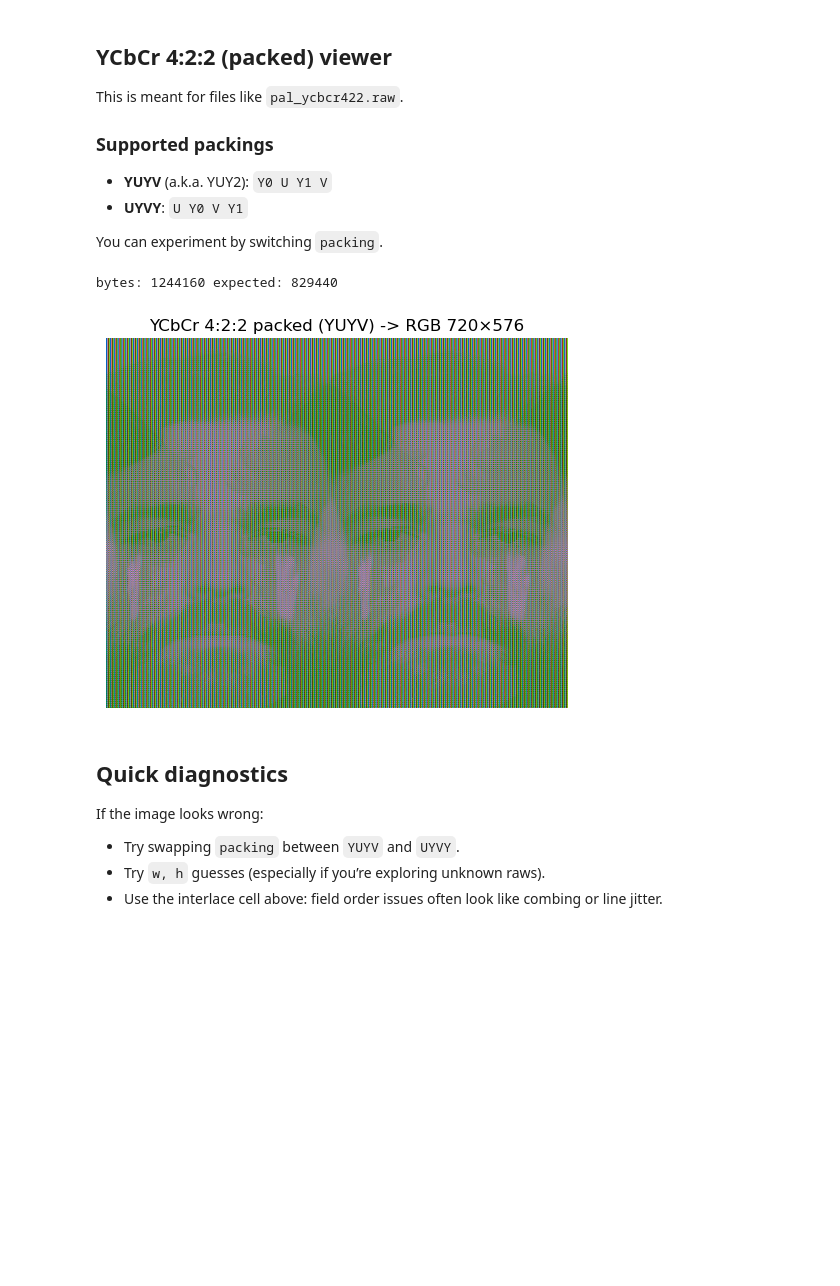
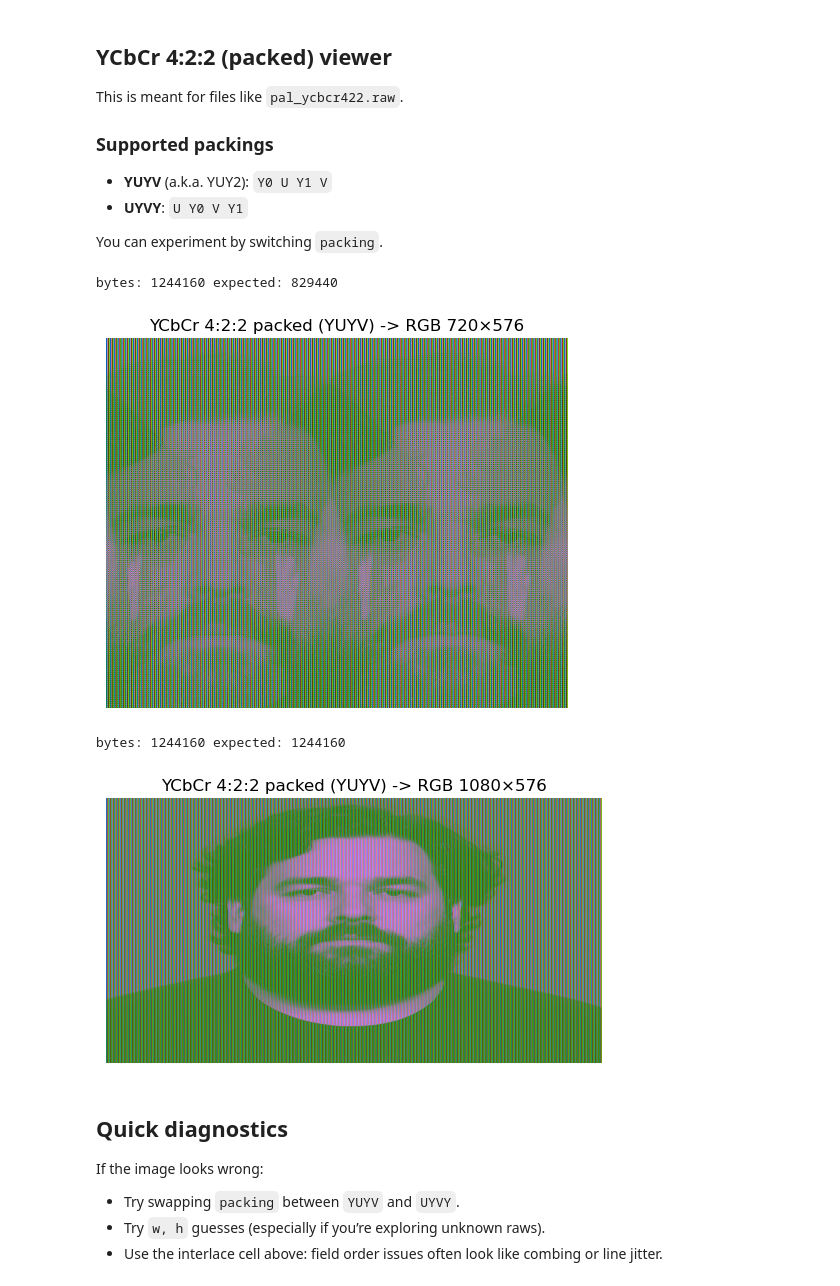
Before and after one commit to tatzelbrumm/BildGPT, a Jupyter notebook: raw_image_viewer_minimal.ipynb, the cells around one changed output. Saved outputs shown, nothing was run; the diff lists cells and outputs as text; code cells hidden in the pictures; blank space fills up the shorter version.

Commit message:
raw_image_viewer_minimal.ipynb : try different image size, work in progress

```diff
--- a/raw_image_viewer_minimal.ipynb
+++ b/raw_image_viewer_minimal.ipynb
@@ -133,34 +133,49 @@ def parse_422_packed(buf, w, h, packing='YUYV'):
         raise ValueError("packing must be 'YUYV' or 'UYVY'")
 
     # Expand to per-pixel 4:4:4
     y = np.empty((h, w), dtype=np.uint8)
     cb = np.empty((h, w), dtype=np.uint8)
     cr = np.empty((h, w), dtype=np.uint8)
 
     y[:, 0::2] = y0
     y[:, 1::2] = y1
     cb[:, 0::2] = u
     cb[:, 1::2] = u
     cr[:, 0::2] = v
     cr[:, 1::2] = v
 
     return y, cb, cr
 
 # --- PAL 4:2:2 viewer ---
 path = DATA_DIR / 'pal_ycbcr422.raw'
 w, h = 720, 576
-packing = 'YUYV'  # try 'UYVY'
+packing = 'YUYV'  # try 'UYVY' 'YUYV'
 
 buf = read_bytes(path)
 print('bytes:', buf.size, 'expected:', w*h*2)
 
 y, cb, cr = parse_422_packed(buf, w, h, packing=packing)
 rgb = ycbcr_to_rgb_bt601(y, cb, cr)
 
 show(rgb, f'YCbCr 4:2:2 packed ({packing}) -> RGB {w}×{h}')
+
+# --- PAL 4:2:2 viewer ---
+path = DATA_DIR / 'pal_ycbcr422.raw'
+w, h = 1080, 576 # 720, 576
+packing = 'YUYV'  # try 'UYVY' 'YUYV'
+
+buf = read_bytes(path)
+print('bytes:', buf.size, 'expected:', w*h*2)
+
+y, cb, cr = parse_422_packed(buf, w, h, packing=packing)
+rgb = ycbcr_to_rgb_bt601(y, cb, cr)
+
+show(rgb, f'YCbCr 4:2:2 packed ({packing}) -> RGB {w}×{h}')
 # %% [output]
 bytes: 1244160 expected: 829440
 [figure]
+bytes: 1244160 expected: 1244160
+[figure, added]
 # %% [markdown]
 ## Quick diagnostics
 
```
